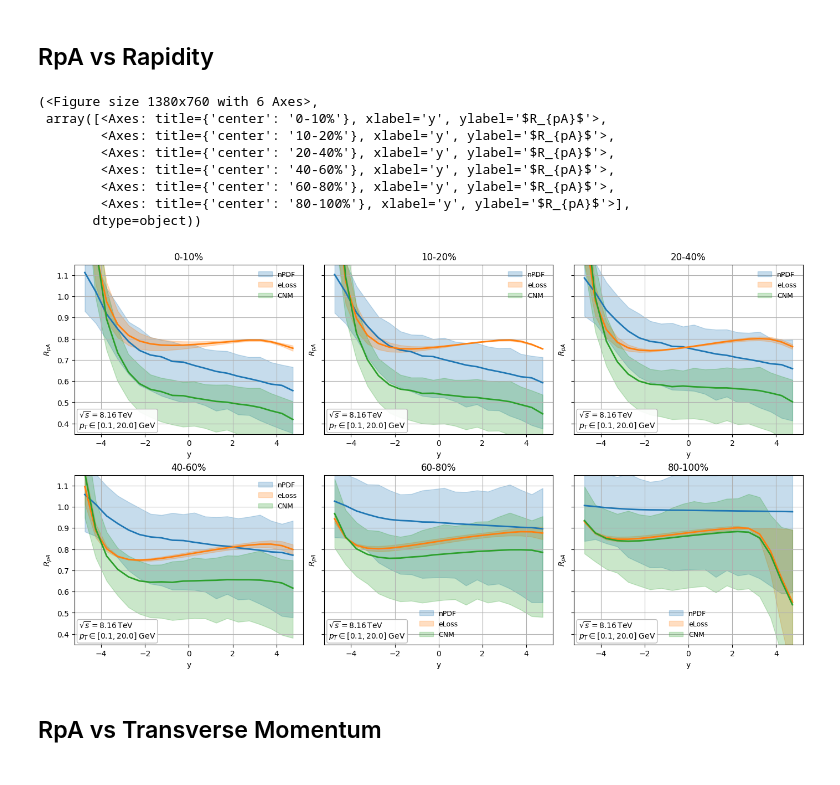
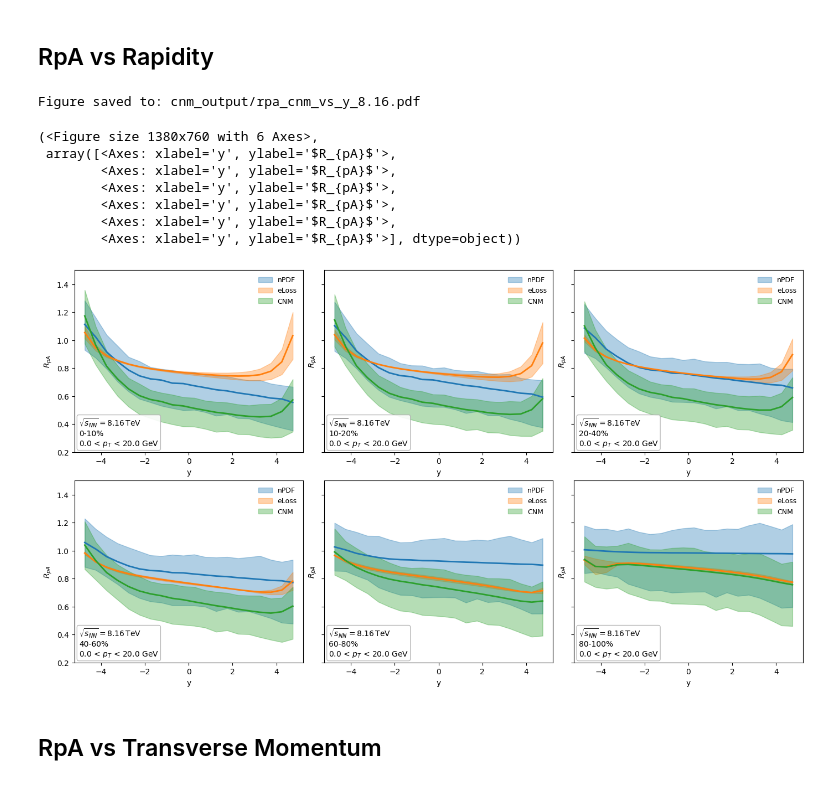
Before and after one commit to sabinthapa100/charmonia_combined_analysis, a Jupyter notebook: CNM_LHC.ipynb, the cells around one changed output. Cells and saved outputs as stored; diff of their text form; code cells hidden in the pictures.

```diff
--- a/CNM_LHC.ipynb
+++ b/CNM_LHC.ipynb
@@ -37,14 +38,14 @@ def load_system(energy="8TeV", *, choose=None, log_level=20):
 CENT_EDGES = [0,10,20,40,60,80,100]   # matches your eloss bins by default
 
 # analysis windows
-Y_WINDOWS   = [(-1.93, 1.93), (2.03, 3.53), (-4.46, -2.96)]  # example set
-PT_RANGE    = (0.1, 20.0)
+Y_WINDOWS   = [(-1.37,0.43), (2.03, 3.53), (-4.46, -2.96)]  # example set (-1.37,0.43), (-1.93, 1.93)
+PT_RANGE    = (0.0, 20.0)
 Y_BINW      = 0.5
 PT_BINW     = 2.5
 Y_RANGE = (-5, 5)
 
 # ---------- tiny utilities ----------
 C_NPDF, C_ELOSS, C_CNM = "#1f77b4", "#ff7f0e", "#2ca02c"
-BAND_ALPHA = 0.25
+BAND_ALPHA = 0.35
 # %%
 ## Load data
@@ -188,6 +189,18 @@ def eloss_mean_band(label: str, y_range, pt_range):
     except Exception:
         # single run without band
         return float(c), float(c), float(c)
+
+import re
+def _extract_energy_tag(lbl):
+    if not lbl:
+        return "energy"
+    # prefer "... TeV" or "\mathrm{TeV}" patterns
+    m = re.search(r'(\d+(?:\.\d+)?)\s*(?:TeV|\\mathrm\{TeV\})', str(lbl))
+    if m:
+        return f"{float(m.group(1)):.2f}"
+    # fallback: first float-like number
+    m = re.search(r'(\d+(?:\.\d+)?)', str(lbl))
+    return f"{float(m.group(1)):.2f}" if m else "energy"
 # %% [markdown]
 ## RpA vs Centrality
 # %%
@@ -394,9 +453,8 @@ def cnm_vs_y_in_cent(label, y_binw, pt_range, *, model, npdf, rgrid, eloss_run,
 def figure_rpa_vs_y_per_centrality(*, y_binw=0.5, pt_range=(0.1,20.0),
                                    model, npdf, rgrid, eloss_run, sigma_mb,
                                    components=("npdf","eloss","cnm"),
-                                   ylim=(0.3,1.15), ncols=3, energy_label=None):
+                                   ylim=(0.3,1.15), ncols=3, energy_label=None, save_fig=True):
     comps = {c.lower() for c in components}
-    # use the model's own centrality binning (matches eLoss tags)
     labs = [str(x) for x in model.centrality_table(getattr(eloss_run,"centrality_edges",CENT_EDGES),
                                                    sigmaNN_mb=sigma_mb)["cent_bin"]]
     labs = [_norm_cent(L) for L in labs]
@@ -423,32 +481,40 @@ def figure_rpa_vs_y_per_centrality(*, y_binw=0.5, pt_range=(0.1,20.0),
             ax.fill_between(df["y"], lo, hi, alpha=BAND_ALPHA, color=C_CNM, label="CNM")
             ax.plot(df["y"], c, color=C_CNM, lw=2)
 
-        ax.set_title(lab)
+        # centrality INSIDE each subplot (no title)
         ax.set_xlabel("y"); ax.set_ylabel(r"$R_{pA}$"); ax.set_ylim(*ylim)
-        note = [fr"$p_T\in[{pt_range[0]:.1f},{pt_range[1]:.1f}]$ GeV"]
+        note = [lab, fr"{pt_range[0]:.1f} < $p_T$ < {pt_range[1]:.1f} GeV"]
         if energy_label: note.insert(0, energy_label)
         _box_note(ax, note, xy=(0.02,0.02))
-        ax.legend(frameon=False, fontsize=9)
+        ax.legend(frameon=False, fontsize=9, loc="upper right")
 
     for ax in axes[len(labs):]: ax.axis("off")
+
+    if save_fig:
+        out_path=Path("cnm_output"); out_path.mkdir(parents=True, exist_ok=True)
+        energy_tag = _extract_energy_tag(energy_label)
+        fname = f"rpa_cnm_vs_y_{energy_tag}.pdf"
+        fig.savefig(out_path / fname, dpi=300)
+        print(f"Figure saved to: {out_path}/{fname}")
+
     return fig, axes
 # %%
 figure_rpa_vs_y_per_centrality(
     y_binw=Y_BINW, pt_range=PT_RANGE,
-    model=sys8["model"], npdf=sys8["npdf"], rgrid=sys8["rgrid"], eloss_run=sys8["E"],
-    sigma_mb=sys8["sigma_mb"], components=("npdf","eloss","cnm"),
-    ylim=(0.35,1.15), ncols=3, energy_label=sys8["energy_label"]
+    model=sys["model"], npdf=sys["npdf"], rgrid=sys["rgrid"], eloss_run=sys["E"],
+    sigma_mb=sys["sigma_mb"], components=("npdf","eloss","cnm"),
+    ylim=(0.20,1.5), ncols=3, energy_label=sys["energy_label"]
 )
 # %% [output]
-(<Figure size 1380x760 with 6 Axes>,
- array([<Axes: title={'center': '0-10%'}, xlabel='y', ylabel='$R_{pA}$'>,
-        <Axes: title={'center': '10-20%'}, xlabel='y', ylabel='$R_{pA}$'>,
-        <Axes: title={'center': '20-40%'}, xlabel='y', ylabel='$R_{pA}$'>,
-        <Axes: title={'center': '40-60%'}, xlabel='y', ylabel='$R_{pA}$'>,
-        <Axes: title={'center': '60-80%'}, xlabel='y', ylabel='$R_{pA}$'>,
-        <Axes: title={'center': '80-100%'}, xlabel='y', ylabel='$R_{pA}$'>],
-       dtype=object))
+Figure saved to: cnm_output/rpa_cnm_vs_y_8.16.pdf
+(<Figure size 1380x760 with 6 Axes>,
+ array([<Axes: xlabel='y', ylabel='$R_{pA}$'>,
+        <Axes: xlabel='y', ylabel='$R_{pA}$'>,
+        <Axes: xlabel='y', ylabel='$R_{pA}$'>,
+        <Axes: xlabel='y', ylabel='$R_{pA}$'>,
+        <Axes: xlabel='y', ylabel='$R_{pA}$'>,
+        <Axes: xlabel='y', ylabel='$R_{pA}$'>], dtype=object))
-[figure, old version]
+[figure, new version]
 # %% [markdown]
 ## RpA vs Transverse Momentum
 # %%
```
Also changed, not shown: parts of 9 cells of this notebook, 57 other files.
